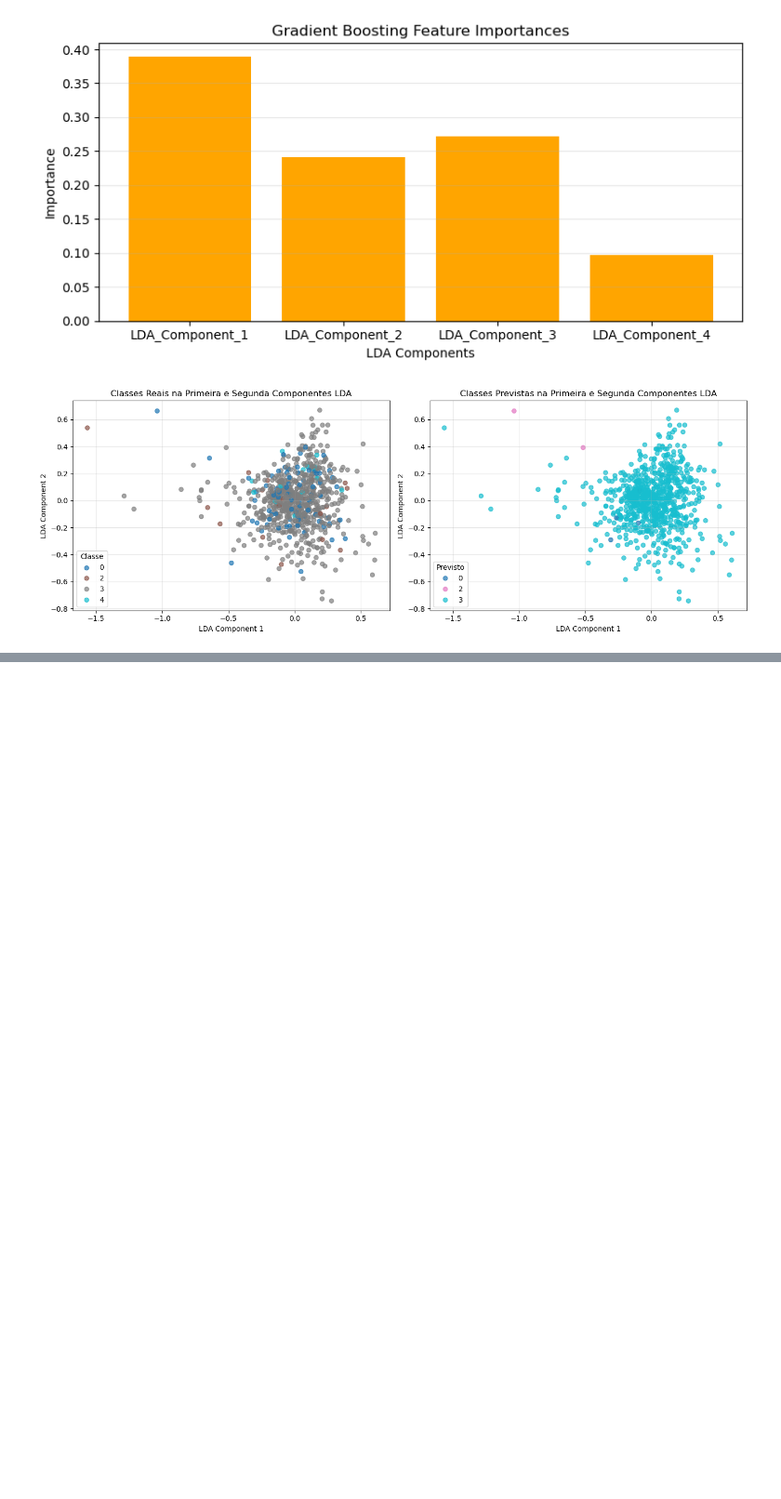
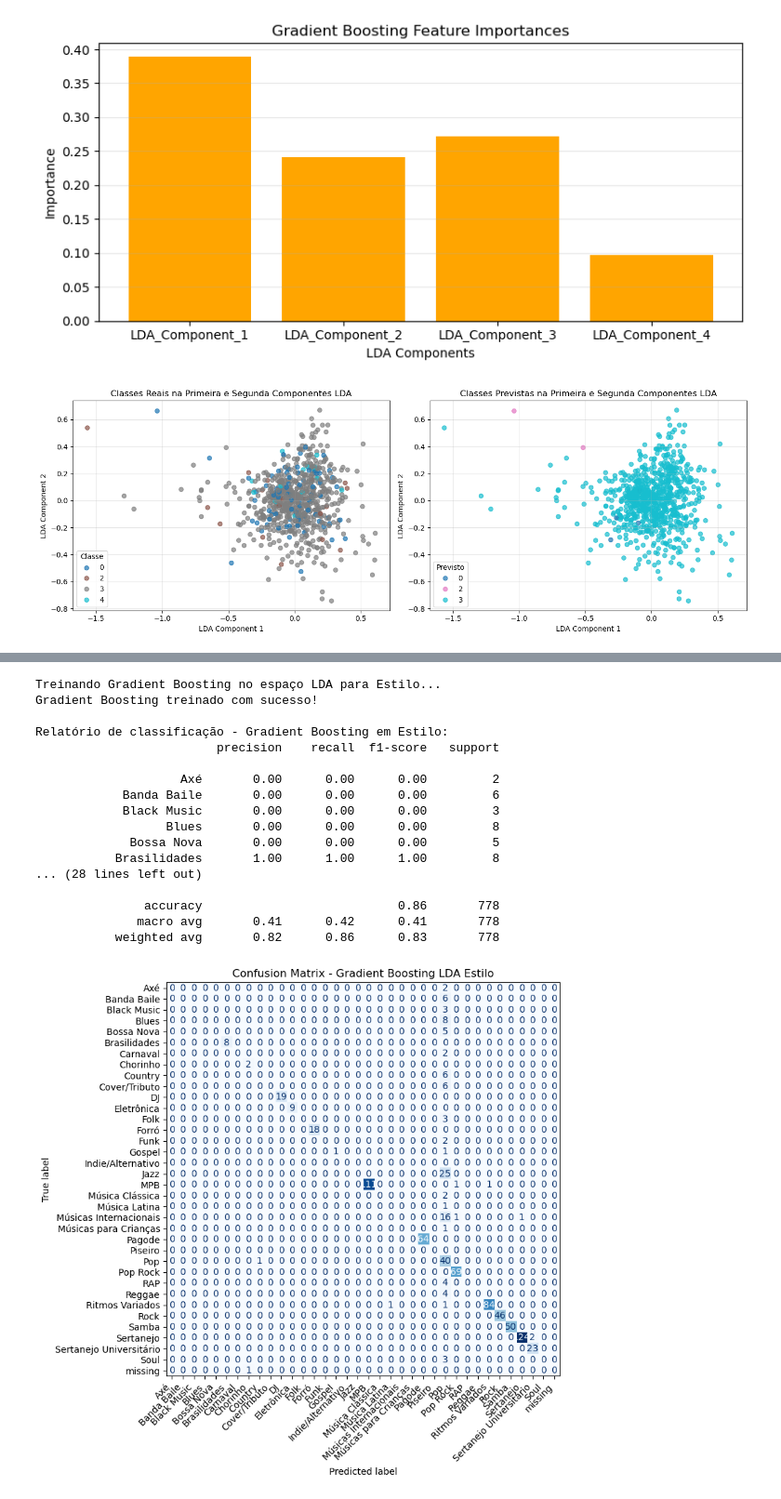
Before and after one commit to GabrielPow/Projeto-ML, a Jupyter notebook: notebooks/teste_lda.ipynb, the cells around one changed output, grey strips where cells are left out. Shown at 93% size. Cells and saved outputs as stored; diff of their text form; code cells hidden in the pictures; blank space fills up the shorter version.

```diff
--- a/notebooks/teste_lda.ipynb
+++ b/notebooks/teste_lda.ipynb
@@ -745,0 +851,63 @@ Recall@K retrival - recuperação de informação
+# %%
+
+# Gradient Boosting sobre o espaço LDA de Estilo
+from sklearn.ensemble import GradientBoostingClassifier
+
+X_train_style_lda = lda_pipeline_style.transform(X_train_style)
+X_test_style_lda = lda_pipeline_style.transform(X_test_style)
+
+gb_pipeline_style = Pipeline([
+    ('scaler', StandardScaler()),
+    ('gb', GradientBoostingClassifier(
+        n_estimators=200,
+        learning_rate=0.1,
+        max_depth=3,
+        random_state=42
+    ))
+])
+
+print('Treinando Gradient Boosting no espaço LDA para Estilo...')
+gb_pipeline_style.fit(X_train_style_lda, y_train_style)
+print('Gradient Boosting treinado com sucesso!')
+
+y_pred_style_gb = gb_pipeline_style.predict(X_test_style_lda)
+print('\nRelatório de classificação - Gradient Boosting em Estilo:')
+print(classification_report(y_test_style, y_pred_style_gb, zero_division=0))
+
+cm_style_gb = confusion_matrix(y_test_style, y_pred_style_gb, labels=gb_pipeline_style.named_steps['gb'].classes_)
+fig, ax = plt.subplots(figsize=(10, 8))
+ConfusionMatrixDisplay(confusion_matrix=cm_style_gb, display_labels=gb_pipeline_style.named_steps['gb'].classes_).plot(ax=ax, cmap='Blues', colorbar=False)
+ax.set_title('Confusion Matrix - Gradient Boosting LDA Estilo')
+plt.xticks(rotation=45, ha='right')
+plt.tight_layout()
+plt.show()
+
+importances_style = gb_pipeline_style.named_steps['gb'].feature_importances_
+component_names_style = [f'LDA_Component_{i+1}' for i in range(X_train_style_lda.shape[1])]
+fig, ax = plt.subplots(figsize=(8, 4))
+ax.bar(component_names_style, importances_style, color='orange')
+ax.set_title('Gradient Boosting Importances - LDA Components Estilo')
+ax.set_ylabel('Importance')
+ax.set_xlabel('LDA Components')
+ax.grid(axis='y', alpha=0.3)
+plt.tight_layout()
+plt.show()
+# %% [output]
+Treinando Gradient Boosting no espaço LDA para Estilo...
+Gradient Boosting treinado com sucesso!
+
+Relatório de classificação - Gradient Boosting em Estilo:
+                         precision    recall  f1-score   support
+
+                    Axé       0.00      0.00      0.00         2
+            Banda Baile       0.00      0.00      0.00         6
+            Black Music       0.00      0.00      0.00         3
+                  Blues       0.00      0.00      0.00         8
+             Bossa Nova       0.00      0.00      0.00         5
+           Brasilidades       1.00      1.00      1.00         8
+... (28 lines left out)
+
+               accuracy                           0.86       778
+              macro avg       0.41      0.42      0.41       778
+           weighted avg       0.82      0.86      0.83       778
+[figure, added]
```
Also changed, not shown: parts of 14 cells of this notebook, 2 other files.
